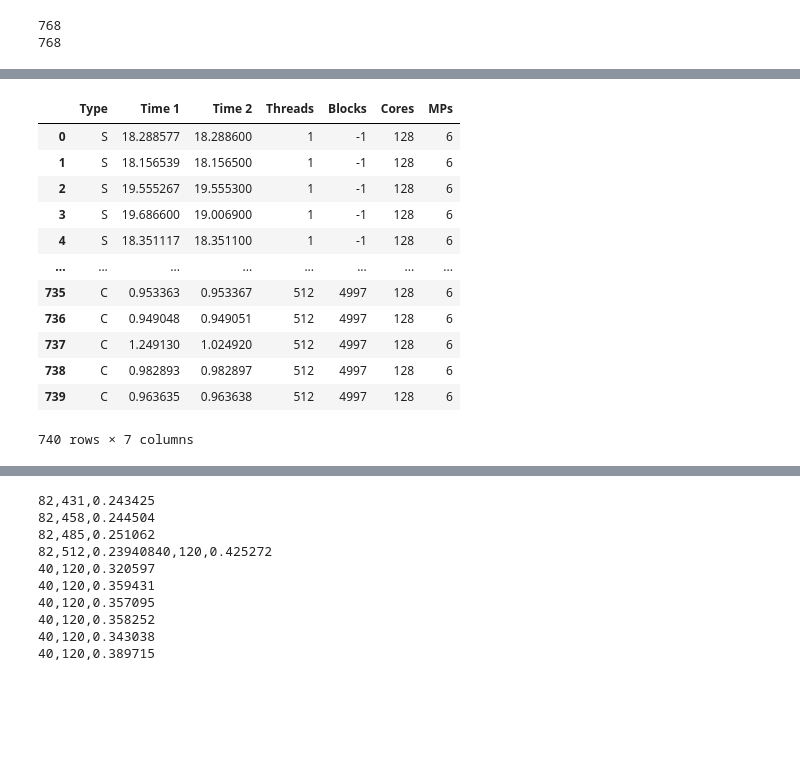
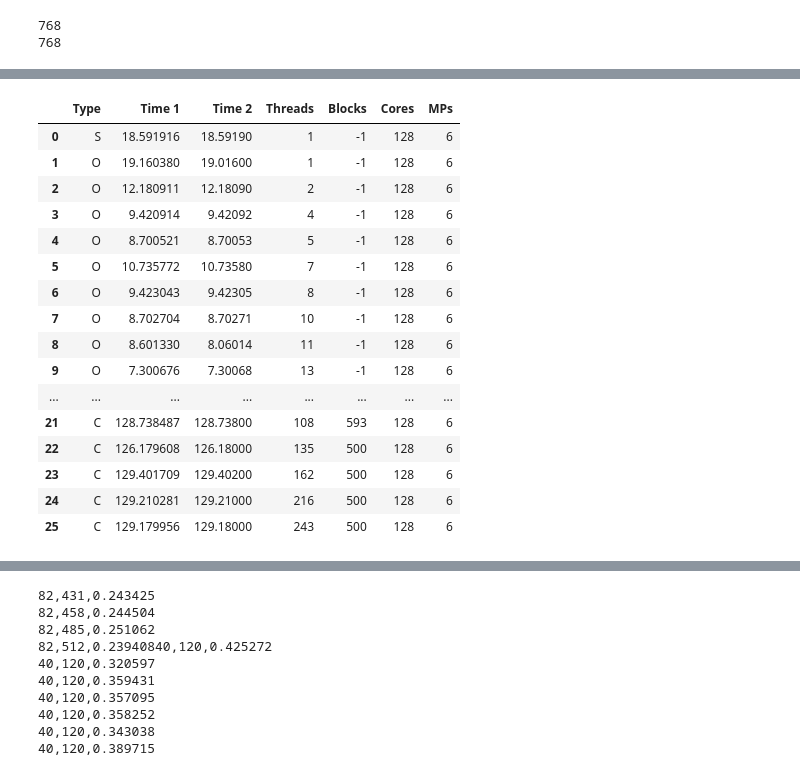
Before and after one commit to fstovarr/face_detection, a Jupyter notebook: face_detection/Analysis.ipynb, the cells around one changed output, grey strips where cells are left out. Saved outputs shown, nothing was run; the diff lists cells and outputs as text; code cells hidden in the pictures; blank space fills up the shorter version.

```diff
--- a/face_detection/Analysis.ipynb
+++ b/face_detection/Analysis.ipynb
@@ -89,22 +89,26 @@ C, 0.982893,0.982897,512,4997,128,6
 C, 0.963635,0.963638,512,4997,128,6
 # %%
 import pandas as pd
-df = pd.read_csv("output.csv", names=('Type', "Time 1", "Time 2", "Threads", "Blocks", "Cores", "MPs"))
+df = pd.read_csv("output_old.csv", names=('Type', "Time 1", "Time 2", "Threads", "Blocks", "Cores", "MPs"))
 df
 # %% [output]
 |  | Type | Time 1 | Time 2 | Threads | Blocks | Cores | MPs |
-| 0 | S | 18.288577 | 18.288600 | 1 | -1 | 128 | 6 |
-| 1 | S | 18.156539 | 18.156500 | 1 | -1 | 128 | 6 |
-| 2 | S | 19.555267 | 19.555300 | 1 | -1 | 128 | 6 |
-| 3 | S | 19.686600 | 19.006900 | 1 | -1 | 128 | 6 |
-| 4 | S | 18.351117 | 18.351100 | 1 | -1 | 128 | 6 |
+| 0 | S | 18.591916 | 18.59190 | 1 | -1 | 128 | 6 |
+| 1 | O | 19.160380 | 19.01600 | 1 | -1 | 128 | 6 |
+| 2 | O | 12.180911 | 12.18090 | 2 | -1 | 128 | 6 |
+| 3 | O | 9.420914 | 9.42092 | 4 | -1 | 128 | 6 |
+| 4 | O | 8.700521 | 8.70053 | 5 | -1 | 128 | 6 |
+| 5 | O | 10.735772 | 10.73580 | 7 | -1 | 128 | 6 |
+| 6 | O | 9.423043 | 9.42305 | 8 | -1 | 128 | 6 |
+| 7 | O | 8.702704 | 8.70271 | 10 | -1 | 128 | 6 |
+| 8 | O | 8.601330 | 8.06014 | 11 | -1 | 128 | 6 |
+| 9 | O | 7.300676 | 7.30068 | 13 | -1 | 128 | 6 |
 | ... | ... | ... | ... | ... | ... | ... | ... |
-| 735 | C | 0.953363 | 0.953367 | 512 | 4997 | 128 | 6 |
-| 736 | C | 0.949048 | 0.949051 | 512 | 4997 | 128 | 6 |
-| 737 | C | 1.249130 | 1.024920 | 512 | 4997 | 128 | 6 |
-| 738 | C | 0.982893 | 0.982897 | 512 | 4997 | 128 | 6 |
-| 739 | C | 0.963635 | 0.963638 | 512 | 4997 | 128 | 6 |
+| 21 | C | 128.738487 | 128.73800 | 108 | 593 | 128 | 6 |
+| 22 | C | 126.179608 | 126.18000 | 135 | 500 | 128 | 6 |
+| 23 | C | 129.401709 | 129.40200 | 162 | 500 | 128 | 6 |
+| 24 | C | 129.210281 | 129.21000 | 216 | 500 | 128 | 6 |
+| 25 | C | 129.179956 | 129.18000 | 243 | 500 | 128 | 6 |
-740 rows × 7 columns
 # %%
 df["Time"] = df[["Time 1", "Time 2"]].mean(axis = 1)
 # %%
```
Also changed, not shown: parts of 4 cells of this notebook, 2 other files.
